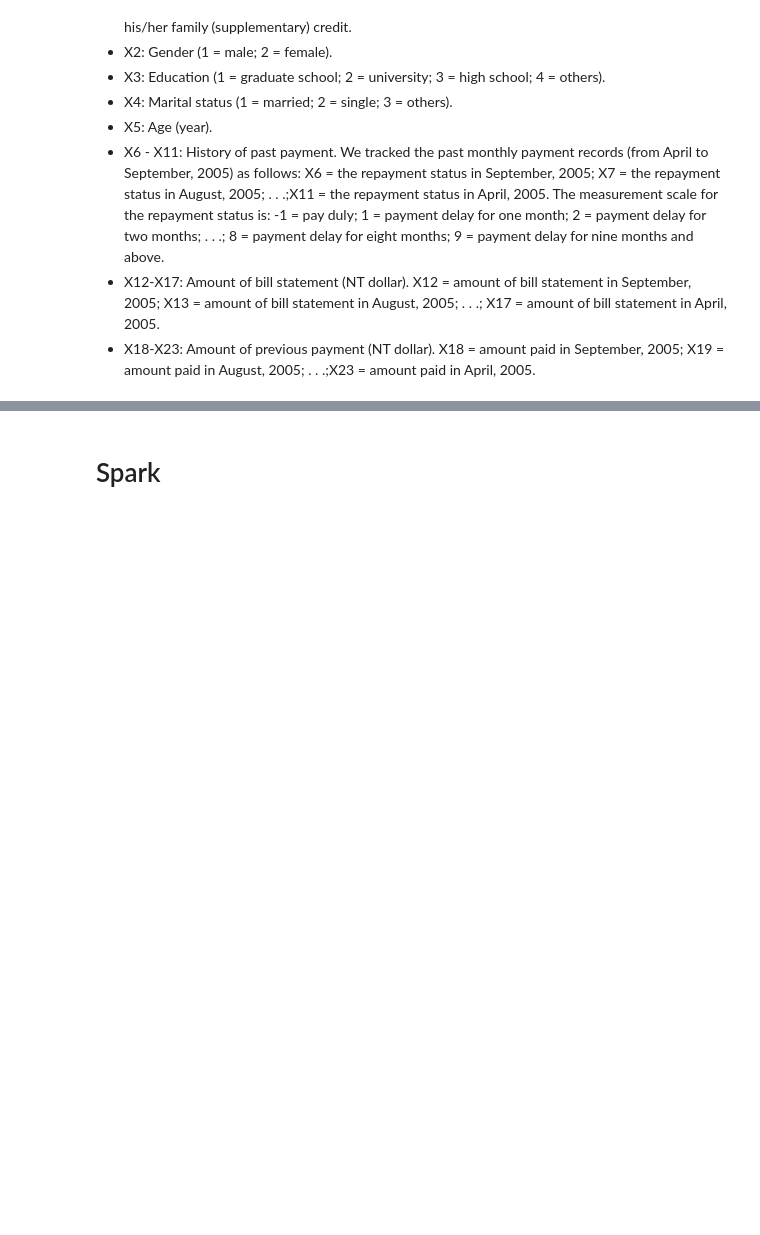
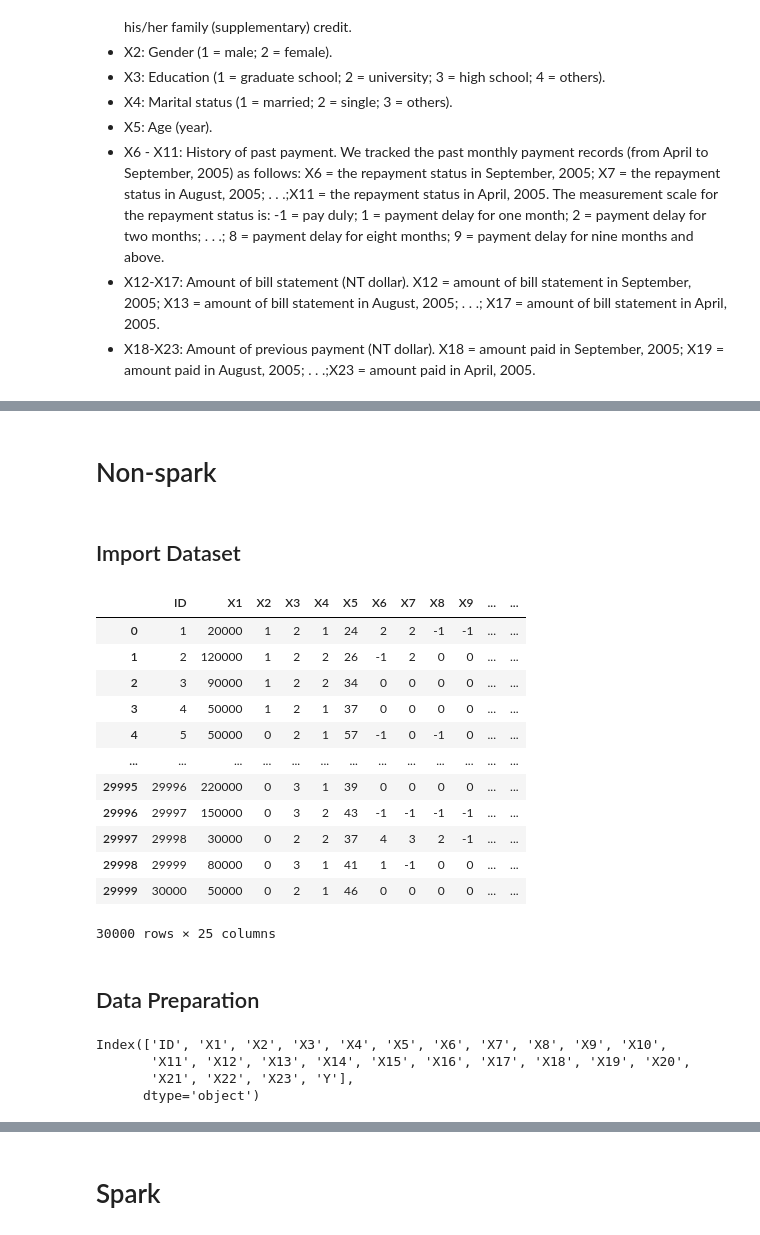
Before and after one commit to rsxss/int420-spark-model, a Jupyter notebook: spark_credit_card.ipynb, the cells around one changed output, grey strips where cells are left out. Saved outputs shown, nothing was run; the diff lists cells and outputs as text; code cells hidden in the pictures; blank space fills up the shorter version.

```diff
--- a/spark_credit_card.ipynb
+++ b/spark_credit_card.ipynb
@@ -14,0 +59,30 @@ This research employed a binary variable, default payment (Yes = 1, No = 0), as
+# %% [markdown]
+# Non-spark
+# %% [markdown]
+## Import Dataset
+# %%
+raw_df = pd.read_csv('./data/credit_card_clients_cleaning.csv')
+raw_df
+# %% [output]
+|  | ID | X1 | X2 | X3 | X4 | X5 | X6 | X7 | X8 | X9 | ... | ... |
+| 0 | 1 | 20000 | 1 | 2 | 1 | 24 | 2 | 2 | -1 | -1 | ... | ... |
+| 1 | 2 | 120000 | 1 | 2 | 2 | 26 | -1 | 2 | 0 | 0 | ... | ... |
+| 2 | 3 | 90000 | 1 | 2 | 2 | 34 | 0 | 0 | 0 | 0 | ... | ... |
+| 3 | 4 | 50000 | 1 | 2 | 1 | 37 | 0 | 0 | 0 | 0 | ... | ... |
+| 4 | 5 | 50000 | 0 | 2 | 1 | 57 | -1 | 0 | -1 | 0 | ... | ... |
+| ... | ... | ... | ... | ... | ... | ... | ... | ... | ... | ... | ... | ... |
+| 29995 | 29996 | 220000 | 0 | 3 | 1 | 39 | 0 | 0 | 0 | 0 | ... | ... |
+| 29996 | 29997 | 150000 | 0 | 3 | 2 | 43 | -1 | -1 | -1 | -1 | ... | ... |
+| 29997 | 29998 | 30000 | 0 | 2 | 2 | 37 | 4 | 3 | 2 | -1 | ... | ... |
+| 29998 | 29999 | 80000 | 0 | 3 | 1 | 41 | 1 | -1 | 0 | 0 | ... | ... |
+| 29999 | 30000 | 50000 | 0 | 2 | 1 | 46 | 0 | 0 | 0 | 0 | ... | ... |
+30000 rows × 25 columns
+# %% [markdown]
+## Data Preparation
+# %%
+raw_df.columns
+# %% [output]
+Index(['ID', 'X1', 'X2', 'X3', 'X4', 'X5', 'X6', 'X7', 'X8', 'X9', 'X10',
+       'X11', 'X12', 'X13', 'X14', 'X15', 'X16', 'X17', 'X18', 'X19', 'X20',
+       'X21', 'X22', 'X23', 'Y'],
+      dtype='object')
```
Also changed, not shown: parts of 11 cells of this notebook.
